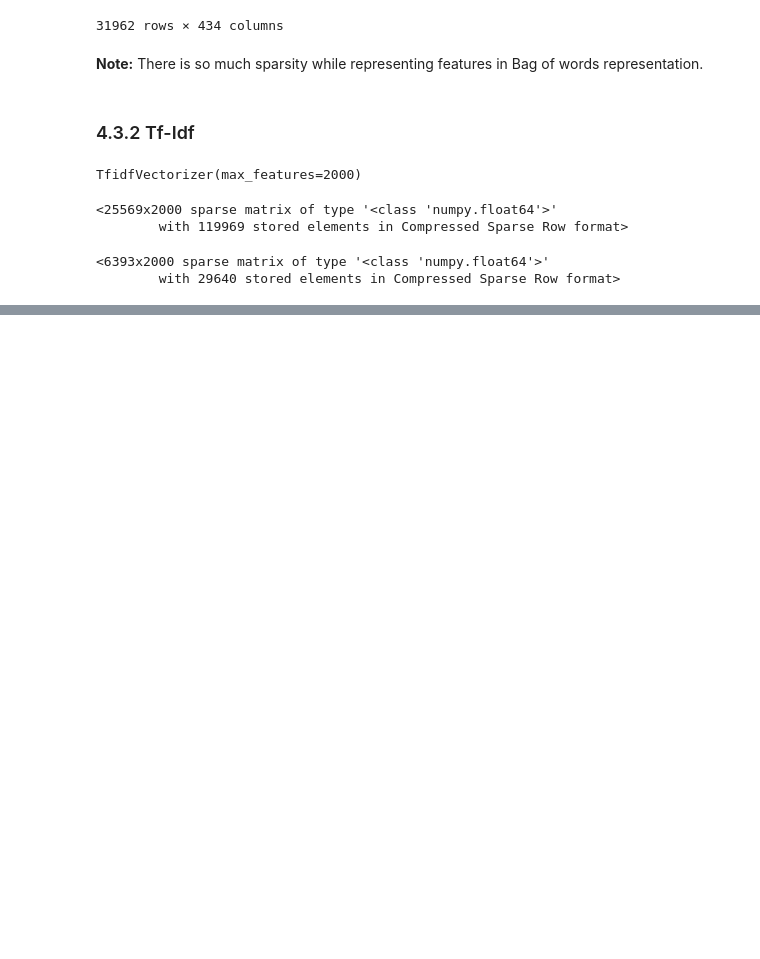
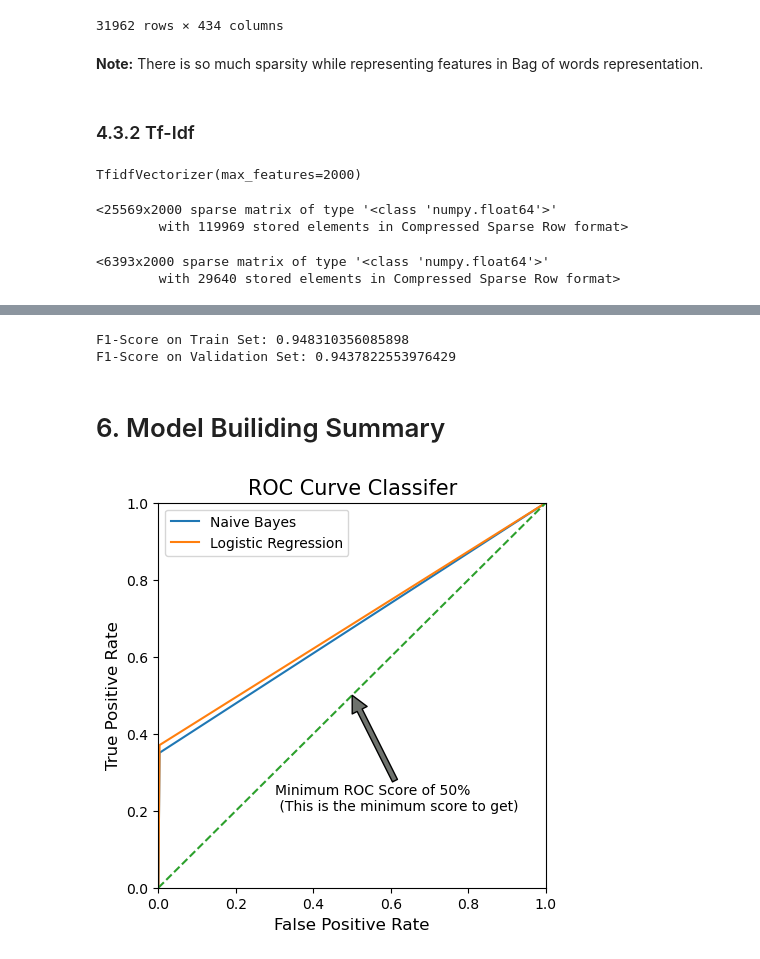
Before and after one commit to Anandvunnam/Twitter_Sentiment_Analysis, a Jupyter notebook: src/Twitter_Sentiment_Analysis.ipynb, the cells around one changed output, grey strips where cells are left out. Saved outputs shown, nothing was run; the diff lists cells and outputs as text; code cells hidden in the pictures; blank space fills up the shorter version.

```diff
--- a/src/Twitter_Sentiment_Analysis.ipynb
+++ b/src/Twitter_Sentiment_Analysis.ipynb
@@ -555,0 +641,6 @@ valid_word_features
+# %%
+# Instantiating Logistic Regression
+lr_model = LogisticRegression(max_iter=200)
+
+# Fitting the training tf-idf features and target labels in naive bayes model
+lr_model.fit(train_word_features, y_train)
@@ -555,0 +657,6 @@ valid_word_features
+# %%
+# Make the prediction for training dataset
+lr_pred_valid = lr_model.predict(valid_word_features)
+
+# Show the Predictions
+lr_pred_valid
@@ -555,0 +695,10 @@ valid_word_features
+# %%
+# Evalauting Train set
+print("F1-Score on Train Set:", f1_score(y_train, lr_pred_train, average="weighted"))
+# Evalauting Validation set
+print("F1-Score on Validation Set:", f1_score(y_valid, lr_pred_valid, average="weighted"))
+# %% [output]
+F1-Score on Train Set: 0.948310356085898
+F1-Score on Validation Set: 0.9437822553976429
+# %% [markdown]
+# 6. Model Builiding Summary
@@ -555,0 +709,24 @@ valid_word_features
+# %%
+# False-Postive Rate, True-Positive Rate and Threshold of both the models
+nb_fpr, nb_tpr, threshold = roc_curve(y_valid, nb_pred_valid)
+lr_fpr, lr_tpr, threshold = roc_curve(y_valid, lr_pred_valid)
+# %%
+# Function to plot the classifiers
+def generate_roc_curves(nb_fpr, nb_tpr, lr_fpr, lr_tpr):
+    plt.figure(figsize=(5,5))
+    plt.title("ROC Curve Classifer", fontdict={"fontsize":15})
+    plt.plot(nb_fpr, nb_tpr, label="Naive Bayes")
+    plt.plot(lr_fpr, lr_tpr, label="Logistic Regression")
+    plt.axis([0, 1, 0, 1])
+    plt.xlabel('False Positive Rate', fontsize=12)
+    plt.ylabel('True Positive Rate', fontsize=12)
+    plt.plot([0, 1], [0, 1], '--')
+    plt.annotate('Minimum ROC Score of 50% \n (This is the minimum score to get)', xy=(0.5, 0.5), xytext=(0.3, 0.2),
+                arrowprops=dict(facecolor='#6E726D', shrink=0.001),
+                )
+    plt.legend()
+    plt.show()
+# %%
+generate_roc_curves(nb_fpr, nb_tpr, lr_fpr, lr_tpr)
+# %% [output]
+[figure, added]
```
Also changed, not shown: parts of 27 cells of this notebook.
